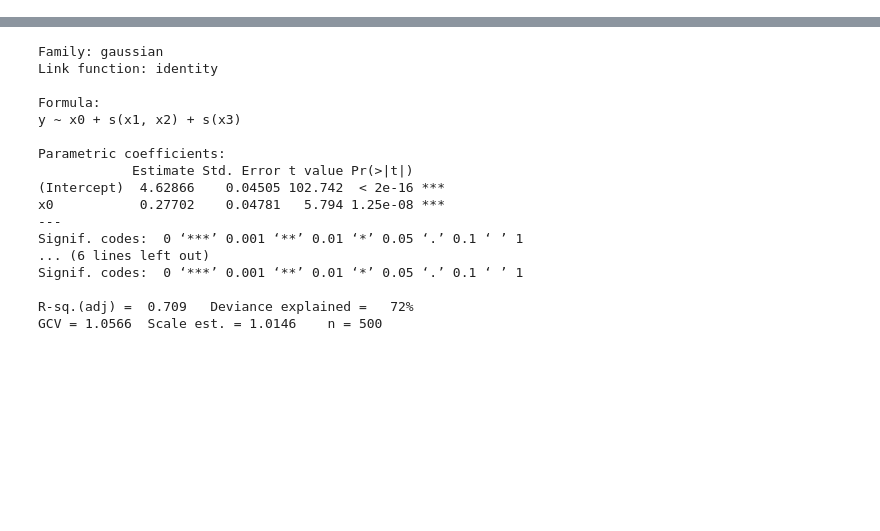
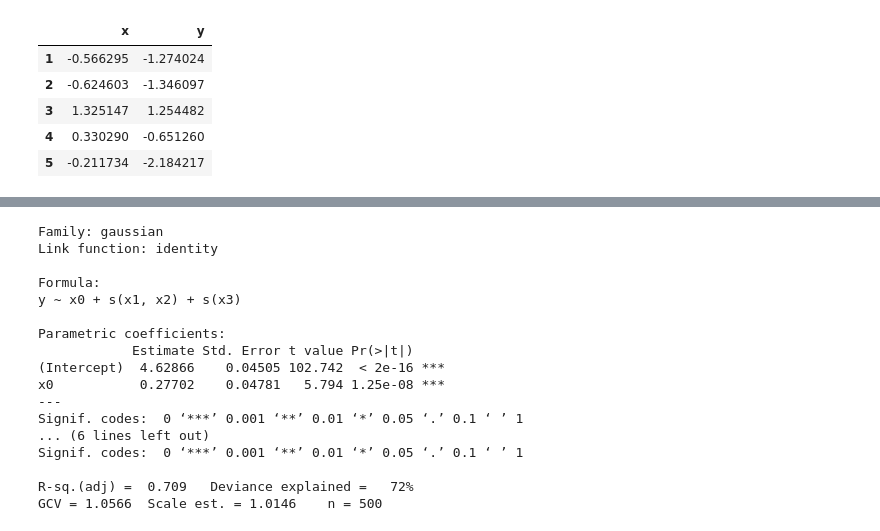
Before and after one commit to danielward27/pymgcv, a Jupyter notebook: docs/examples/simple_example.ipynb, the cells around one changed output, grey strips where cells are left out. Drawn from its saved outputs; the diff is of its cells as text; code cells hidden in the pictures; blank space fills up the shorter version.

```diff
--- a/docs/examples/simple_example.ipynb
+++ b/docs/examples/simple_example.ipynb
@@ -32,0 +75,9 @@ fitted_gam = gam(
+# %%
+residuals.head()
+# %% [output]
+|  | x | y |
+| 1 | -0.566295 | -1.274024 |
+| 2 | -0.624603 | -1.346097 |
+| 3 | 1.325147 | 1.254482 |
+| 4 | 0.330290 | -0.651260 |
+| 5 | -0.211734 | -2.184217 |
```
Also changed, not shown: parts of 9 cells of this notebook.
